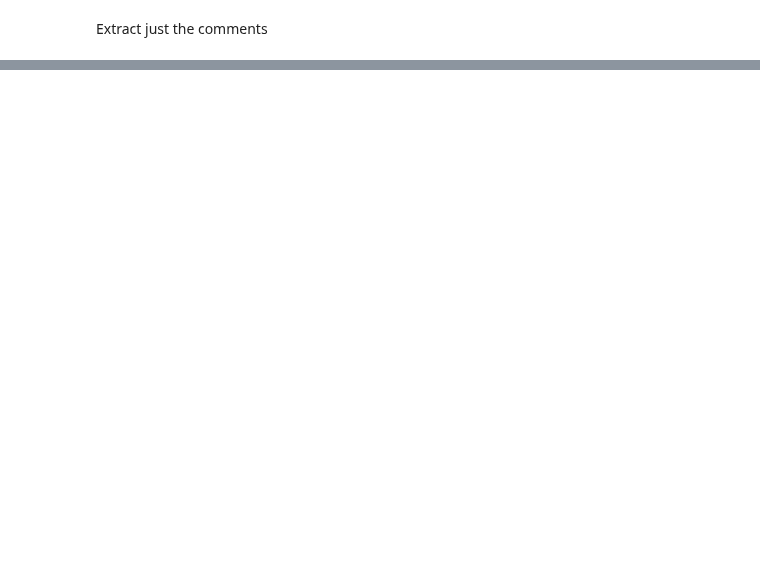
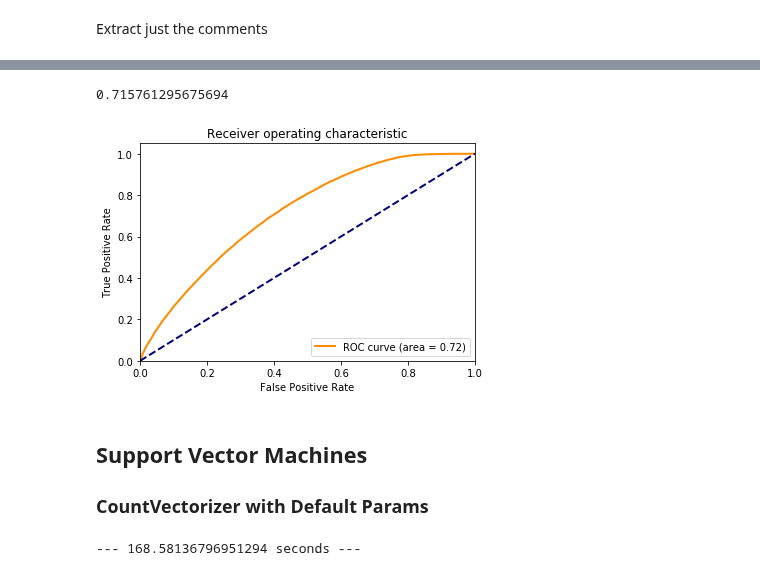
Before and after one commit to scottshepard/MScA, a Jupyter notebook: 32018/Assignments/Assignment4 - Classification.ipynb, the cells around one changed output, grey strips where cells are left out. Saved outputs shown, nothing was run; the diff lists cells and outputs as text; code cells hidden in the pictures; blank space fills up the shorter version.

```diff
--- a/32018/Assignments/Assignment4 - Classification.ipynb
+++ b/32018/Assignments/Assignment4 - Classification.ipynb
@@ -221,0 +203,3 @@ plt.show()
+# %%
+X_test_dtm_tfidf = tfidf.transform(X_test)
+X_test_dtm_tfidf.shape
@@ -221,0 +298,3 @@ plt.show()
+# %%
+logreg_tfidf = LogisticRegression()
+%time logreg_tfidf.fit(X_train_dtm_tfidf, y_train)
@@ -221,0 +308,3 @@ plt.show()
+# %%
+y_pred_class_tfidf = logreg_tfidf.predict(X_test_dtm_tfidf)
+y_pred_proba_tfidf = logreg_tfidf.predict_proba(X_test_dtm_tfidf)
@@ -221,0 +322,21 @@ plt.show()
+# %%
+roc_auc_score(y_test, y_pred_proba_tfidf[:,1])
+# %% [output]
+0.715761295675694
+# %%
+roc_curve_plot(y_test, y_pred_proba_tfidf[:,1])
+# %% [output]
+[figure, added]
+# %% [markdown]
+## Support Vector Machines
+
+### CountVectorizer with Default Params
+# %%
+start_time = time.time()
+
+svc_cv = svm.LinearSVC()
+svc_cv.fit(X_train_dtm_cv, y_train)
+
+print("--- %s seconds ---" % (time.time() - start_time))
+# %% [output]
+--- 168.58136796951294 seconds ---
```
Also changed, not shown: parts of 62 cells of this notebook.
